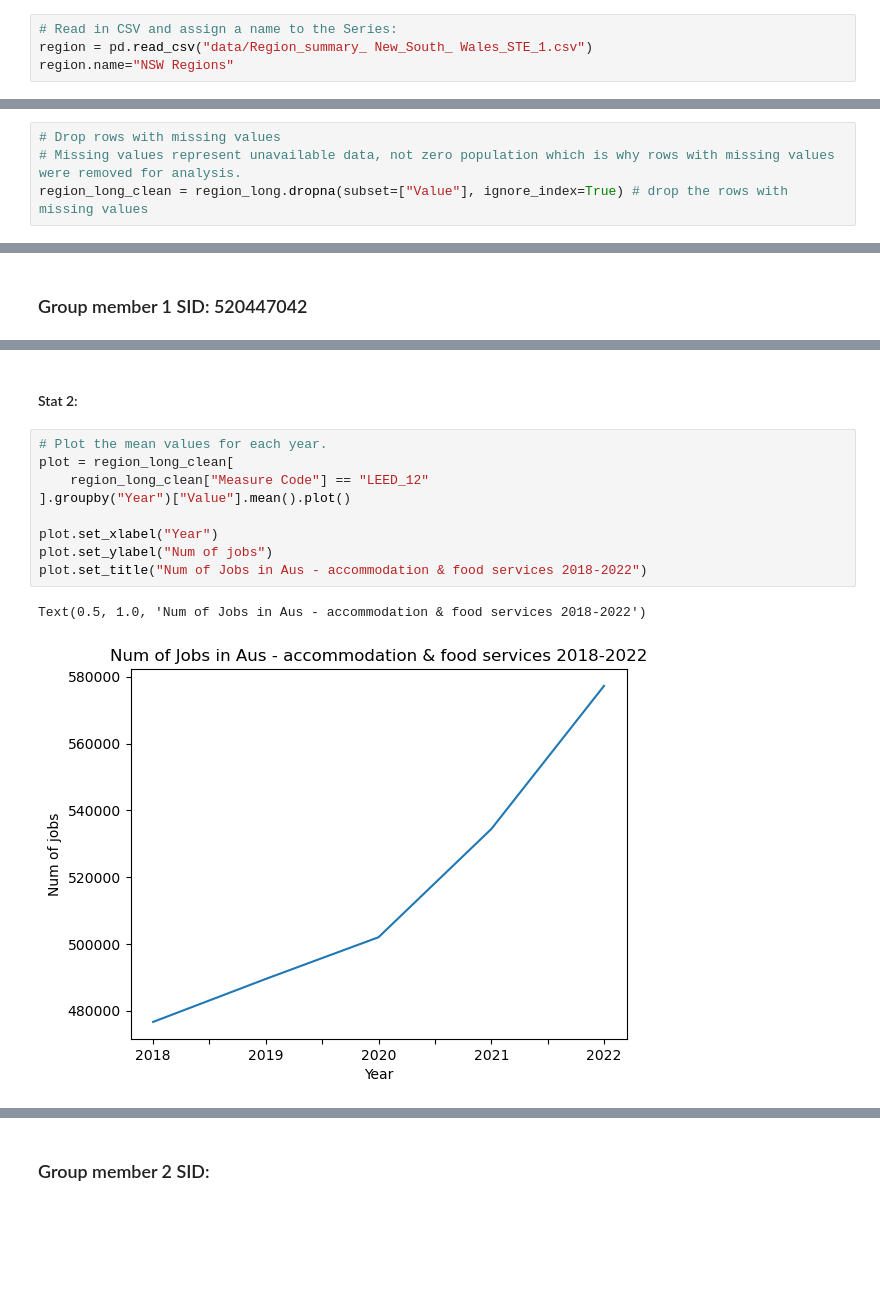
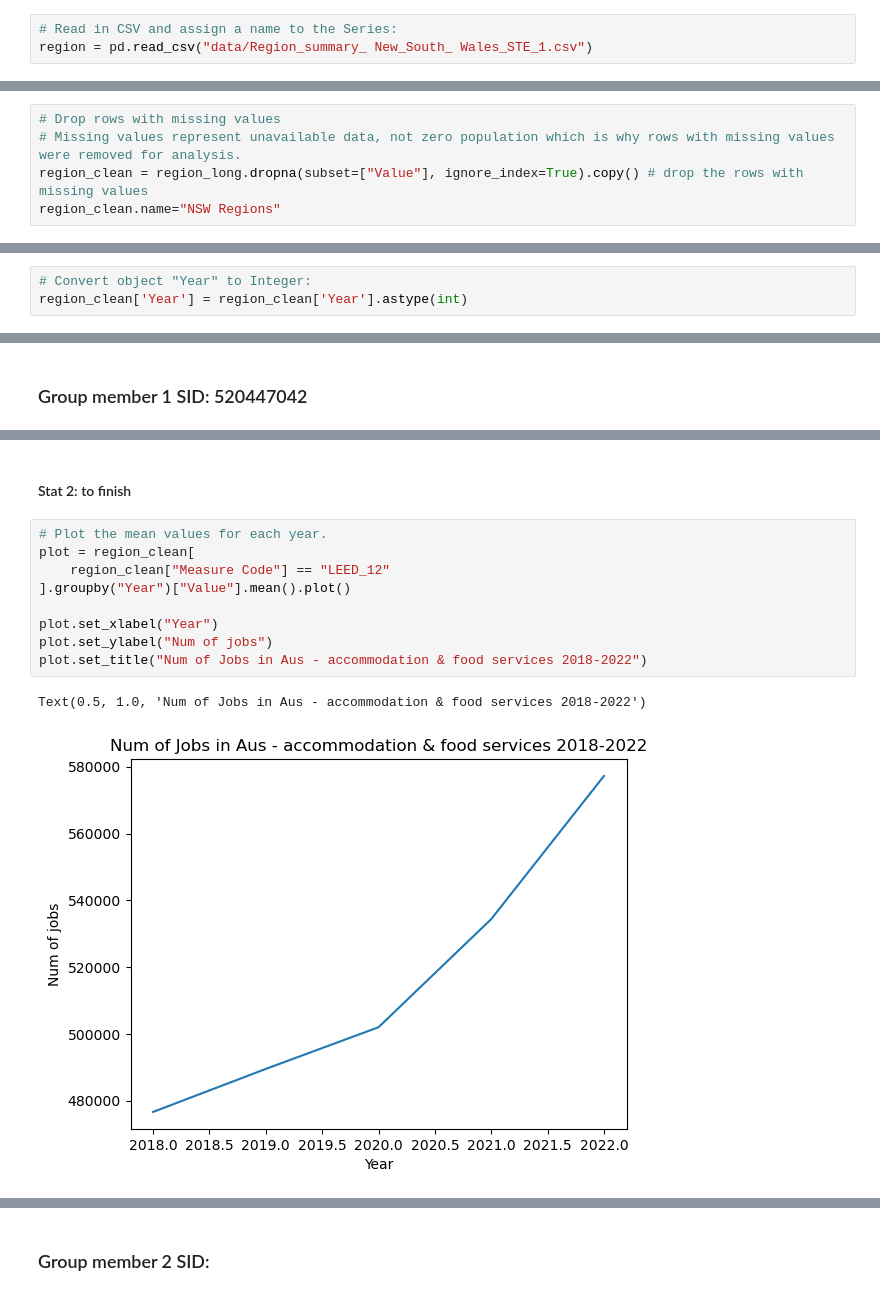
Before and after one commit to Rven66/DATA2001-Assignment_1, a Jupyter notebook: DATA2001-Assignment_1.ipynb, the cells around one changed output, grey strips where cells are left out. Cells and saved outputs as stored; diff of their text form; blank space fills up the shorter version.

Commit message:
Added one of my statistics and refined the datatypes fo the cleaned data to allow better statisitcal tests

```diff
--- a/DATA2001-Assignment_1.ipynb
+++ b/DATA2001-Assignment_1.ipynb
@@ -17,7 +17,6 @@ import numpy as np
 # %%
 # Read in CSV and assign a name to the Series:
 region = pd.read_csv("data/Region_summary_ New_South_ Wales_STE_1.csv")
-region.name="NSW Regions"
 # %% [markdown]
 ## Task 1.2: Data Cleaning - TODO
 # %% [markdown]
@@ -113,5 +98,6 @@ print(region_long.duplicated().sum())
 # %%
 # Drop rows with missing values
 # Missing values represent unavailable data, not zero population which is why rows with missing values were removed for analysis.
-region_long_clean = region_long.dropna(subset=["Value"], ignore_index=True) # drop the rows with missing values
+region_clean = region_long.dropna(subset=["Value"], ignore_index=True).copy() # drop the rows with missing values
+region_clean.name="NSW Regions"
 # %%
@@ -123,3 +109,6 @@ Description           0
 Year                  0
 Value                 0
 dtype: int64
+# %%
+# Convert object "Year" to Integer:
+region_clean['Year'] = region_clean['Year'].astype(int)
@@ -172,15 +212,15 @@ Find which year Had the nightest median value:
 # %% [markdown]
-#### Stat 2:
+#### Stat 2: to finish
 # %%
 # Plot the mean values for each year.
-plot = region_long_clean[
-    region_long_clean["Measure Code"] == "LEED_12"
+plot = region_clean[
+    region_clean["Measure Code"] == "LEED_12"
 ].groupby("Year")["Value"].mean().plot()
 
 plot.set_xlabel("Year")
 plot.set_ylabel("Num of jobs")
 plot.set_title("Num of Jobs in Aus - accommodation & food services 2018-2022")
 # %% [output]
 Text(0.5, 1.0, 'Num of Jobs in Aus - accommodation & food services 2018-2022')
-[figure, old version]
+[figure, new version]
 # %% [markdown]
```
Also changed, not shown: parts of 22 cells of this notebook.
